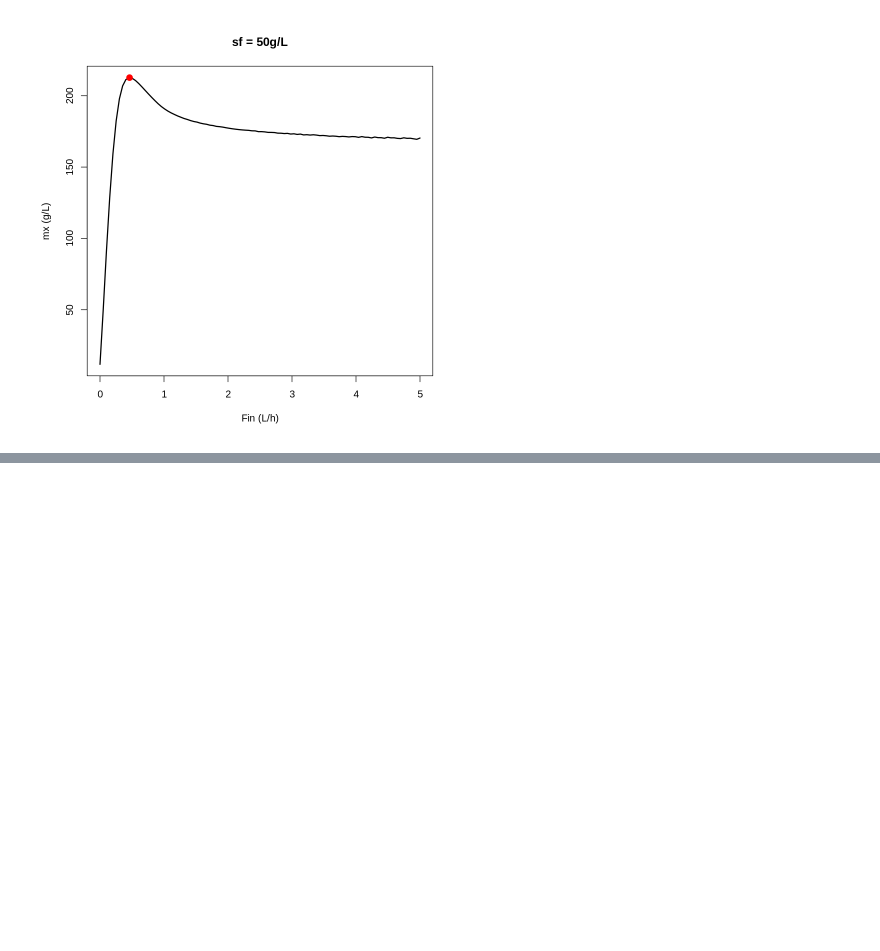
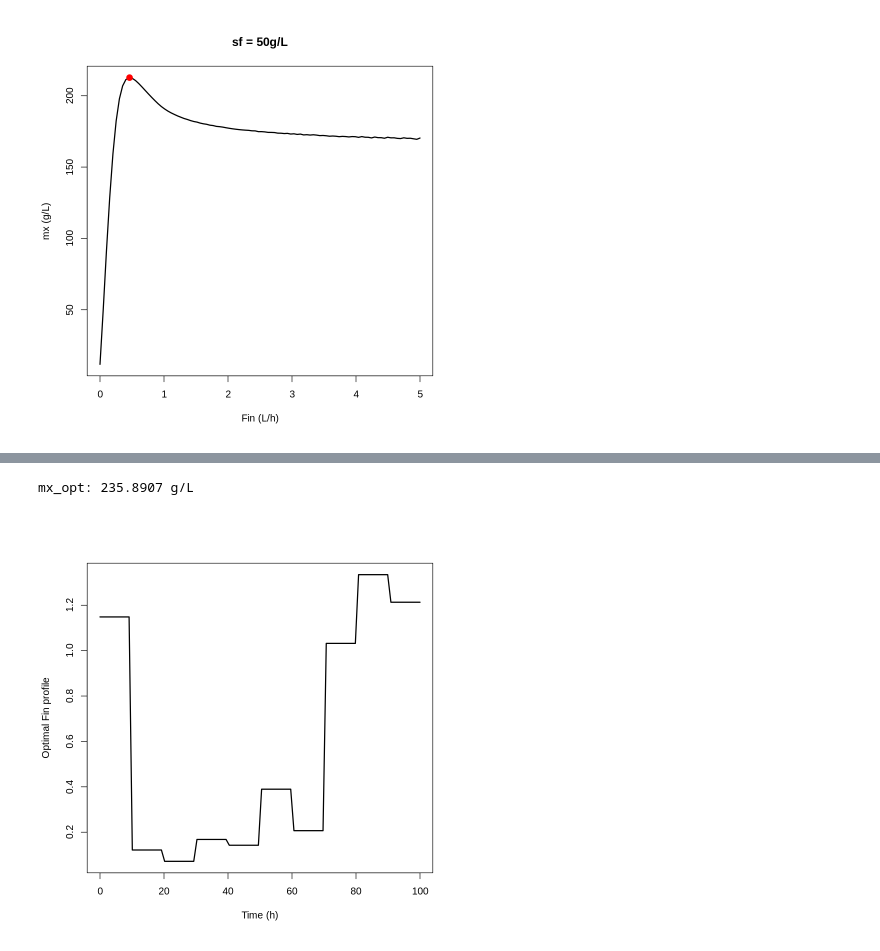
Before and after one commit to JuanM-GG/sistemas-dinamicos-R, a Jupyter notebook: modelo_fed_batch.ipynb, the cells around one changed output, grey strips where cells are left out. Saved outputs shown, nothing was run; the diff lists cells and outputs as text; code cells hidden in the pictures; blank space fills up the shorter version.

```diff
--- a/modelo_fed_batch.ipynb
+++ b/modelo_fed_batch.ipynb
@@ -979,0 +987,20 @@ points(GA@solution, GA@fitnessValue, col="red", pch = 20, cex = 2)
+# %%
+GA2 <- ga(type = "real-valued",
+          fitness = fitness2,
+          times= times,
+          state = s,
+          parms = p,
+          model2,
+          lower = rep(0, 10),
+          upper = rep(2, 10),
+          maxiter = 100, popSize = 50)
+# %%
+cat("mx_opt:", GA2@fitnessValue, "g/L")
+# %% [output]
+mx_opt: 235.8907 g/L
+# %%
+Fin_opt <- rep(GA2@solution, each = 10)
+# %%
+plot(times, Fin_opt, type = "l", lwd = 2, ylab = "Optimal Fin profile", xlab = "Time (h)")
+# %% [output]
+[figure, added]
```
Also changed, not shown: parts of 9 cells of this notebook.
